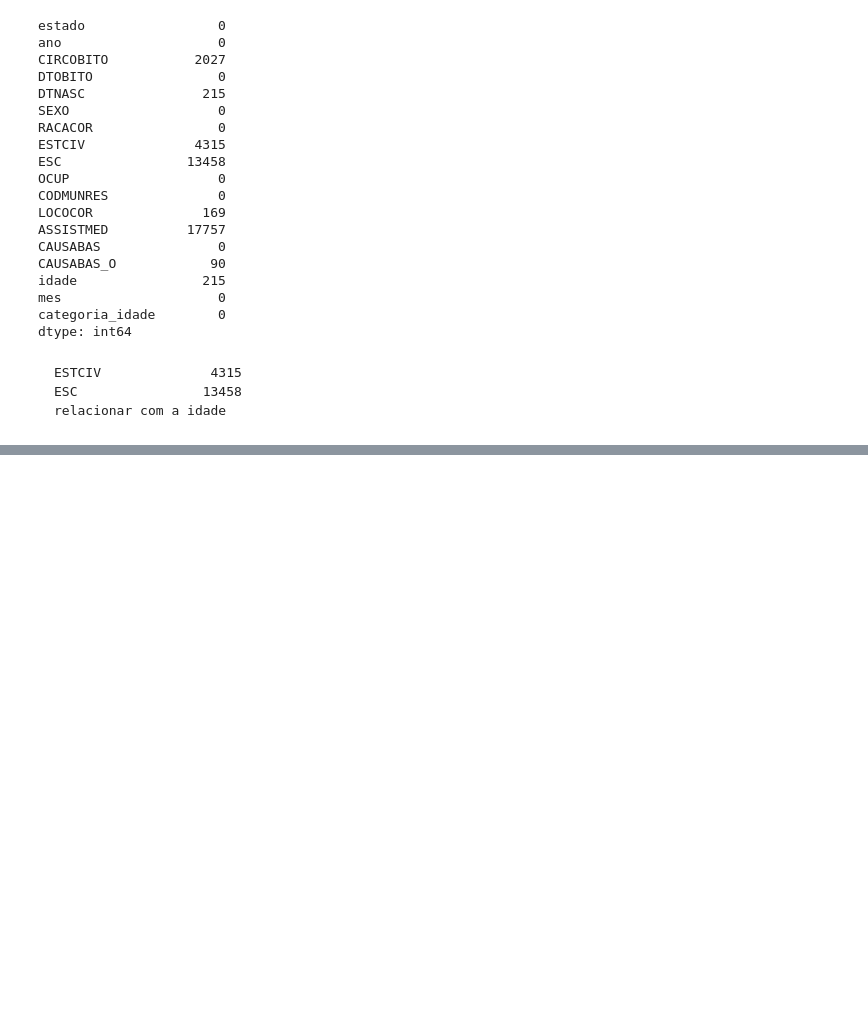
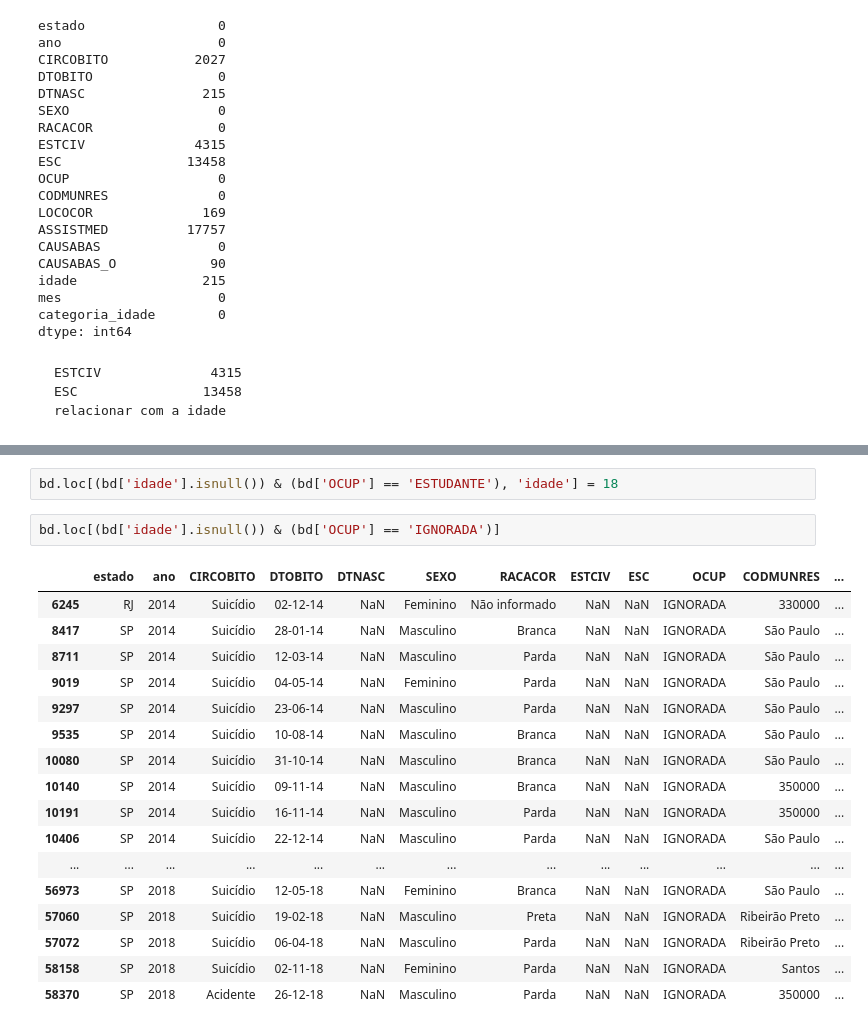
Before and after one commit to vitor1209/AnalisaAI, a Jupyter notebook: SaudeJovem/main.ipynb, the cells around one changed output, grey strips where cells are left out. Saved outputs shown, nothing was run; the diff lists cells and outputs as text; blank space fills up the shorter version.

Commit message:
idade

```diff
--- a/SaudeJovem/main.ipynb
+++ b/SaudeJovem/main.ipynb
@@ -279,0 +311,22 @@ dtype: int64
+# %%
+bd.loc[(bd['idade'].isnull()) & (bd['OCUP'] == 'ESTUDANTE'), 'idade'] = 18
+# %%
+bd.loc[(bd['idade'].isnull()) & (bd['OCUP'] == 'IGNORADA')]
+# %% [output]
+|  | estado | ano | CIRCOBITO | DTOBITO | DTNASC | SEXO | RACACOR | ESTCIV | ESC | OCUP | CODMUNRES | ... |
+| 6245 | RJ | 2014 | Suicídio | 02-12-14 | NaN | Feminino | Não informado | NaN | NaN | IGNORADA | 330000 | ... |
+| 8417 | SP | 2014 | Suicídio | 28-01-14 | NaN | Masculino | Branca | NaN | NaN | IGNORADA | São Paulo | ... |
+| 8711 | SP | 2014 | Suicídio | 12-03-14 | NaN | Masculino | Parda | NaN | NaN | IGNORADA | São Paulo | ... |
+| 9019 | SP | 2014 | Suicídio | 04-05-14 | NaN | Feminino | Parda | NaN | NaN | IGNORADA | São Paulo | ... |
+| 9297 | SP | 2014 | Suicídio | 23-06-14 | NaN | Masculino | Parda | NaN | NaN | IGNORADA | São Paulo | ... |
+| 9535 | SP | 2014 | Suicídio | 10-08-14 | NaN | Masculino | Branca | NaN | NaN | IGNORADA | São Paulo | ... |
+| 10080 | SP | 2014 | Suicídio | 31-10-14 | NaN | Masculino | Branca | NaN | NaN | IGNORADA | São Paulo | ... |
+| 10140 | SP | 2014 | Suicídio | 09-11-14 | NaN | Masculino | Branca | NaN | NaN | IGNORADA | 350000 | ... |
+| 10191 | SP | 2014 | Suicídio | 16-11-14 | NaN | Masculino | Parda | NaN | NaN | IGNORADA | 350000 | ... |
+| 10406 | SP | 2014 | Suicídio | 22-12-14 | NaN | Masculino | Parda | NaN | NaN | IGNORADA | São Paulo | ... |
+| ... | ... | ... | ... | ... | ... | ... | ... | ... | ... | ... | ... | ... |
+| 56973 | SP | 2018 | Suicídio | 12-05-18 | NaN | Feminino | Branca | NaN | NaN | IGNORADA | São Paulo | ... |
+| 57060 | SP | 2018 | Suicídio | 19-02-18 | NaN | Masculino | Preta | NaN | NaN | IGNORADA | Ribeirão Preto | ... |
+| 57072 | SP | 2018 | Suicídio | 06-04-18 | NaN | Masculino | Parda | NaN | NaN | IGNORADA | Ribeirão Preto | ... |
+| 58158 | SP | 2018 | Suicídio | 02-11-18 | NaN | Feminino | Parda | NaN | NaN | IGNORADA | Santos | ... |
+| 58370 | SP | 2018 | Acidente | 26-12-18 | NaN | Masculino | Parda | NaN | NaN | IGNORADA | 350000 | ... |
```
Also changed, not shown: parts of 10 cells of this notebook.
